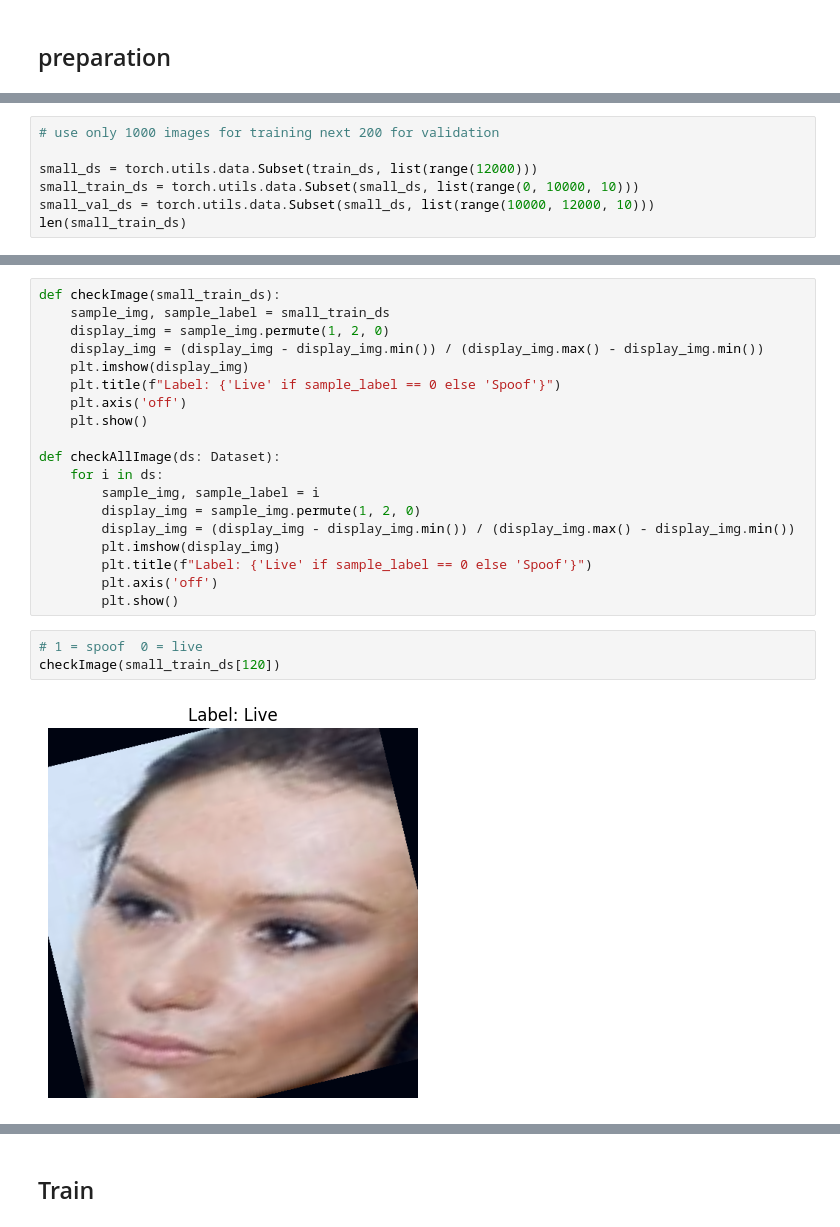
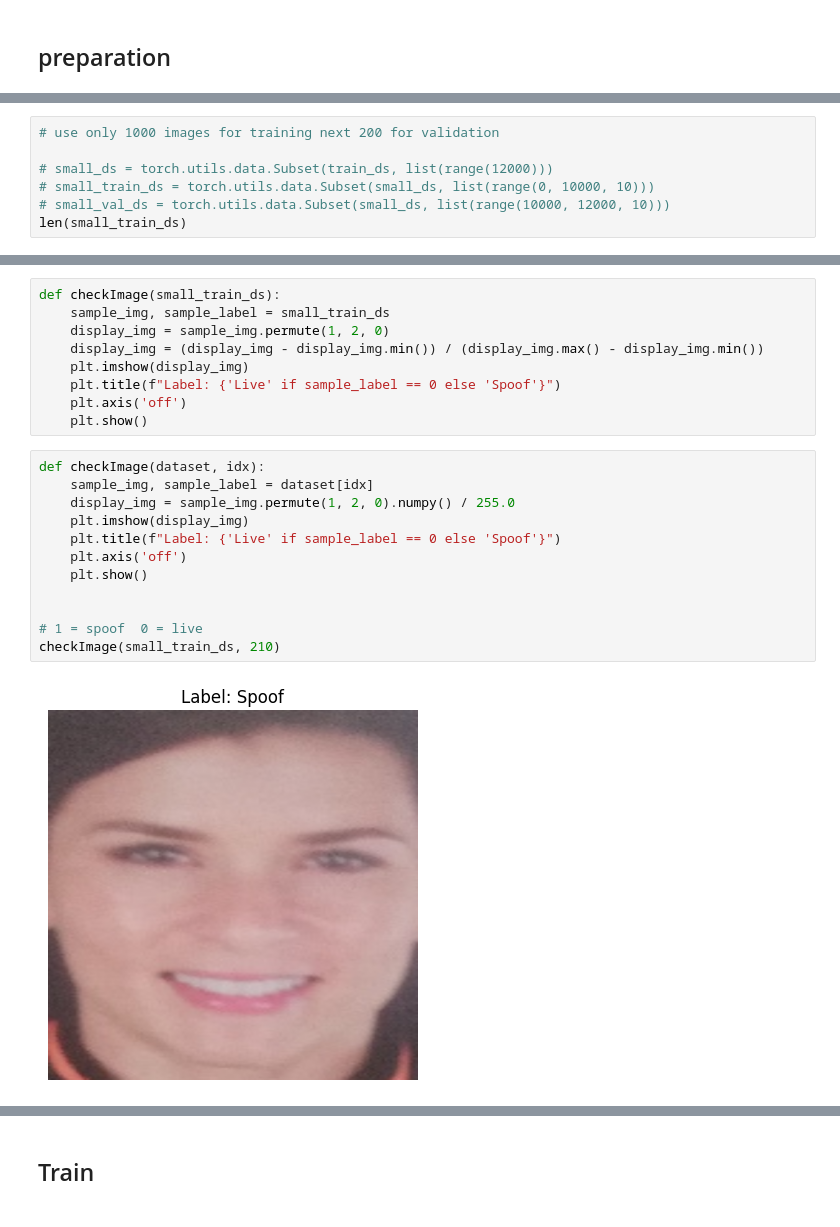
Before and after one commit to Lands-Horizon-Corp/spoofing-recognition, a Jupyter notebook: notebooks/training/efficient_net/train.ipynb, the cells around one changed output, grey strips where cells are left out. Cells and saved outputs as stored; diff of their text form.

```diff
--- a/notebooks/training/efficient_net/train.ipynb
+++ b/notebooks/training/efficient_net/train.ipynb
@@ -374,8 +352,8 @@ len(train_ds)
 # %%
 # use only 1000 images for training next 200 for validation
 
-small_ds = torch.utils.data.Subset(train_ds, list(range(12000)))
-small_train_ds = torch.utils.data.Subset(small_ds, list(range(0, 10000, 10)))
-small_val_ds = torch.utils.data.Subset(small_ds, list(range(10000, 12000, 10)))
+# small_ds = torch.utils.data.Subset(train_ds, list(range(12000)))
+# small_train_ds = torch.utils.data.Subset(small_ds, list(range(0, 10000, 10)))
+# small_val_ds = torch.utils.data.Subset(small_ds, list(range(10000, 12000, 10)))
 len(small_train_ds)
 # %% [output]
@@ -413,18 +433,17 @@ def checkImage(small_train_ds):
     plt.title(f"Label: {'Live' if sample_label == 0 else 'Spoof'}")
     plt.axis('off')
     plt.show()
-
-def checkAllImage(ds: Dataset):
-    for i in ds:
-        sample_img, sample_label = i
-        display_img = sample_img.permute(1, 2, 0)
-        display_img = (display_img - display_img.min()) / (display_img.max() - display_img.min())
-        plt.imshow(display_img)
-        plt.title(f"Label: {'Live' if sample_label == 0 else 'Spoof'}")
-        plt.axis('off')
-        plt.show()
 # %%
+def checkImage(dataset, idx):
+    sample_img, sample_label = dataset[idx]
+    display_img = sample_img.permute(1, 2, 0).numpy() / 255.0
+    plt.imshow(display_img)
+    plt.title(f"Label: {'Live' if sample_label == 0 else 'Spoof'}")
+    plt.axis('off')
+    plt.show()
+
+
 # 1 = spoof  0 = live
-checkImage(small_train_ds[120])
+checkImage(small_train_ds, 210)
 # %% [output]
-[figure, old version]
+[figure, new version]
```
Also changed, not shown: parts of 27 cells of this notebook, 2 other files.
